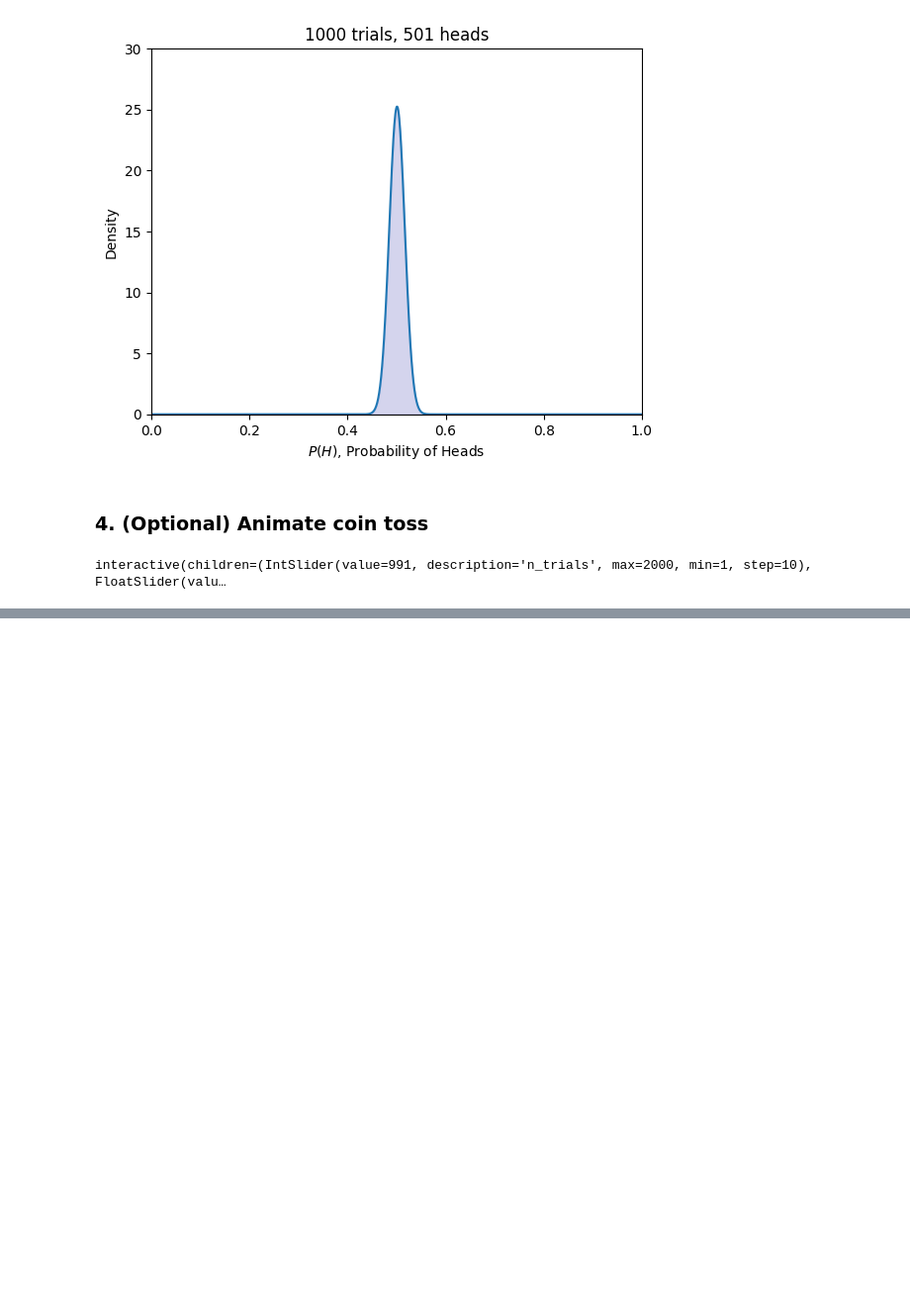
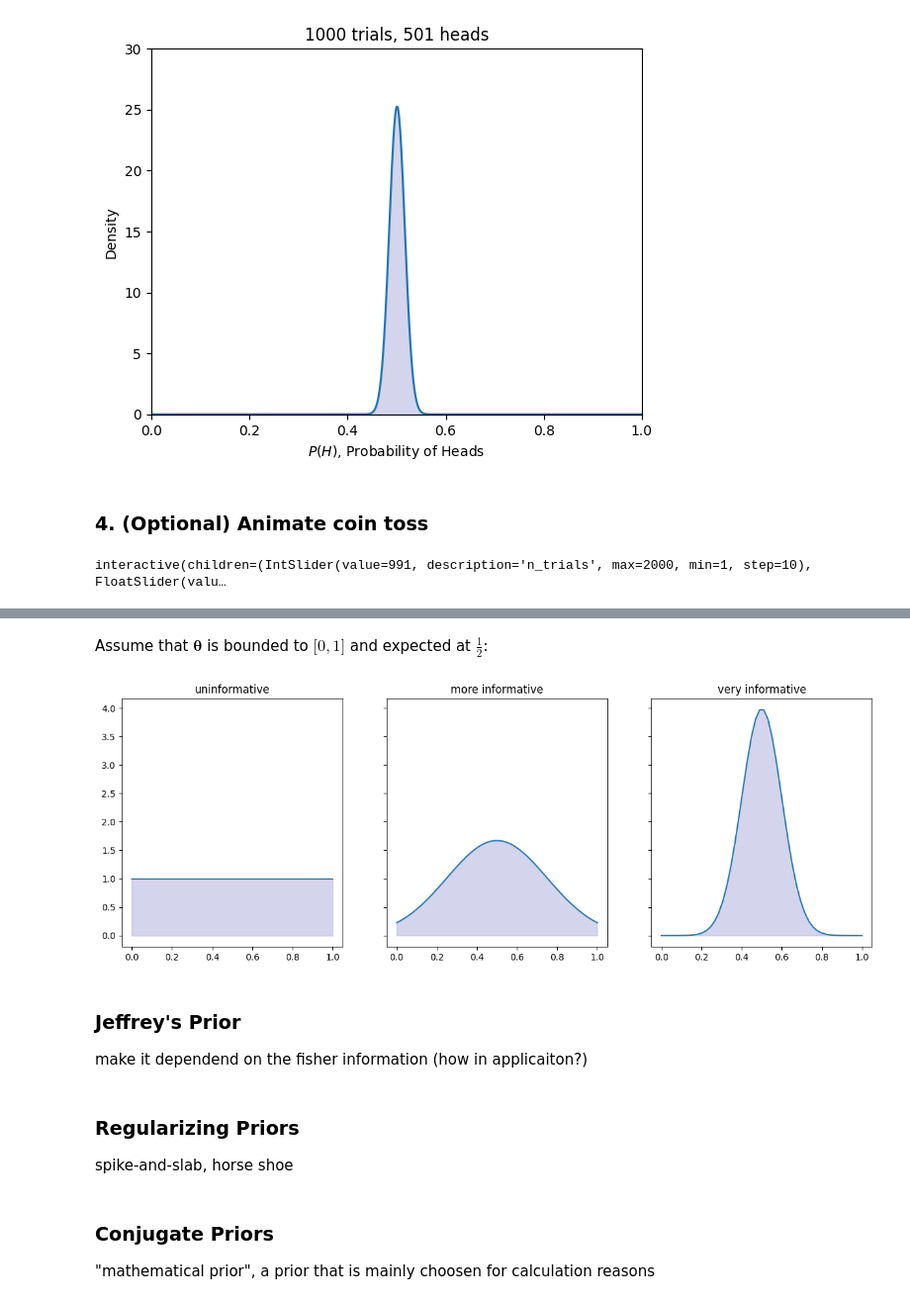
Before and after one commit to ANTS-ON/BayesianStats, a Jupyter notebook: script.ipynb, the cells around one changed output, grey strips where cells are left out. Shown: that part at 99% size. Drawn from its saved outputs; the diff is of its cells as text; code cells hidden in the pictures; blank space fills up the shorter version.

```diff
--- a/script.ipynb
+++ b/script.ipynb
@@ -178,0 +199,33 @@ interactive(children=(IntSlider(value=991, description='n_trials', max=2000, min
+# %% [markdown]
+Assume that $\boldsymbol\theta$ is bounded to $\big[0, 1\big]$ and expected at $\frac{1}{2}$:
+# %%
+import numpy as np
+import scipy
+
+def plot_pdf(t, samples, ax):
+    ax.plot(t, samples)
+    ax.fill_between(t, 0, samples, color="#aaaadd", alpha=0.5)
+# %%
+fig, axs = plt.subplots(1, 3, sharey=True, sharex=True, figsize=(15, 5))
+t = np.linspace(0, 1)
+plot_pdf(t, scipy.stats.uniform.pdf(t, 0, 1), axs[0])
+axs[0].set_title("uninformative")
+plot_pdf(t, scipy.stats.truncnorm.pdf((t - 0.5) / 0.25, (0 - 0.5) / 0.25, (1 - 0.5) / 0.25) / 0.25, axs[1])
+axs[1].set_title("more informative")
+plot_pdf(t, scipy.stats.truncnorm.pdf((t - 0.5) / 0.1, (0 - 0.5) / 0.1, (1 - 0.5) / 0.1) / 0.1, axs[2])
+axs[2].set_title("very informative")
+plt.show()
+# %% [output]
+[figure, added]
+# %% [markdown]
+### Jeffrey's Prior
+
+make it dependend on the fisher information (how in applicaiton?)
+# %% [markdown]
+### Regularizing Priors
+
+spike-and-slab, horse shoe
+# %% [markdown]
+### Conjugate Priors
+
+"mathematical prior", a prior that is mainly choosen for calculation reasons
```
Also changed, not shown: parts of 9 cells of this notebook.
